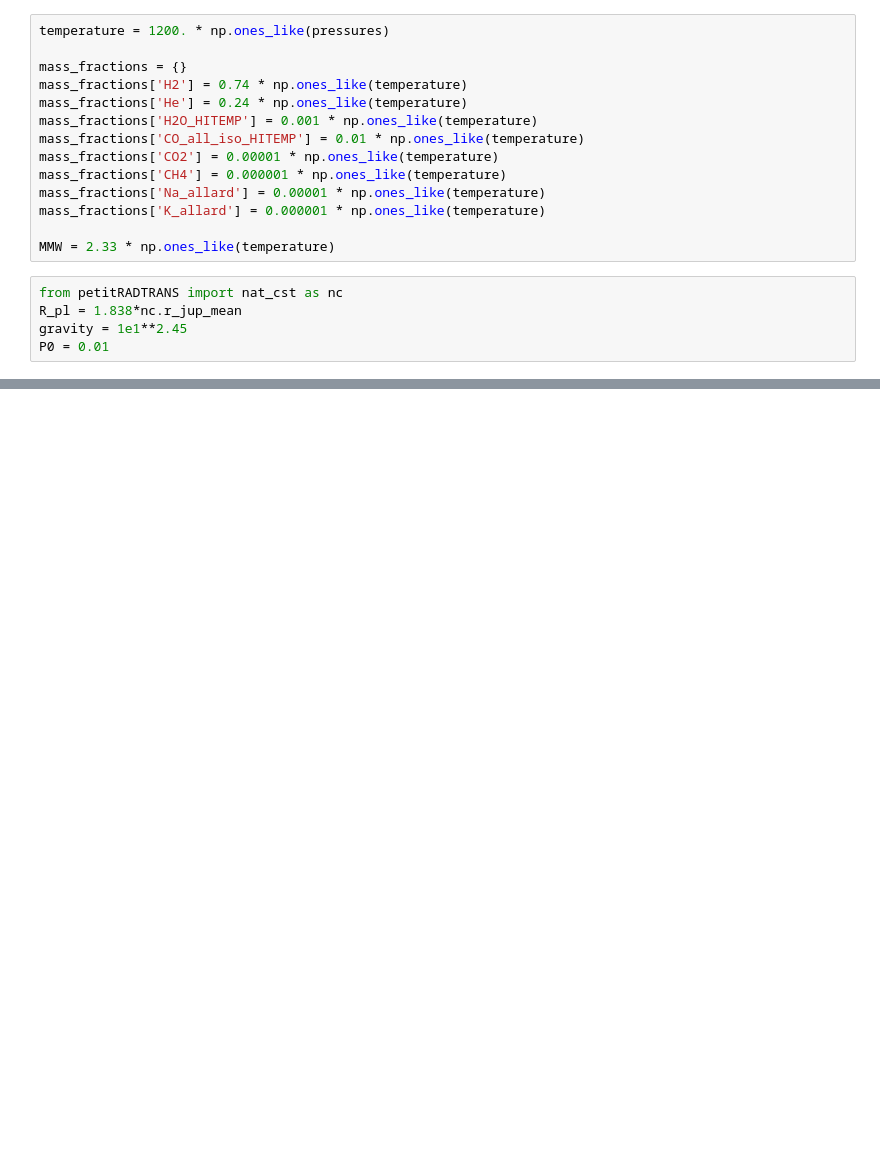
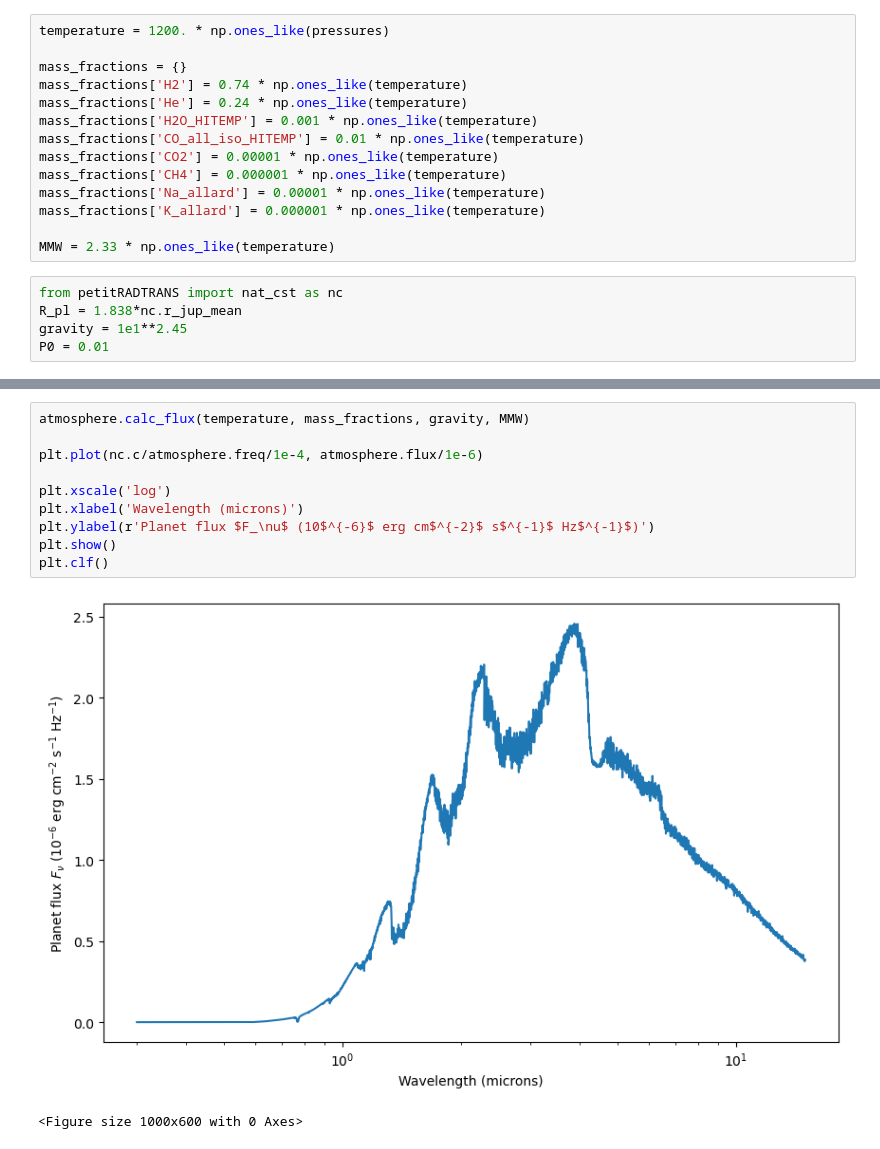
Before and after one commit to RicardoRamirezReyes/ExoPlan, a Jupyter notebook: ipython_notebook/4-Planet TS prediction/Test.ipynb, the cells around one changed output, grey strips where cells are left out. Drawn from its saved outputs; the diff is of its cells as text; blank space fills up the shorter version.

```diff
--- a/ipython_notebook/4-Planet TS prediction/Test.ipynb
+++ b/ipython_notebook/4-Planet TS prediction/Test.ipynb
@@ -53,0 +107,13 @@ ValueError: fort_input.fort_input.interpol_opa_ck: failed to create array from t
+# %%
+atmosphere.calc_flux(temperature, mass_fractions, gravity, MMW)
+
+plt.plot(nc.c/atmosphere.freq/1e-4, atmosphere.flux/1e-6)
+
+plt.xscale('log')
+plt.xlabel('Wavelength (microns)')
+plt.ylabel(r'Planet flux $F_\nu$ (10$^{-6}$ erg cm$^{-2}$ s$^{-1}$ Hz$^{-1}$)')
+plt.show()
+plt.clf()
+# %% [output]
+[figure, added]
+<Figure size 1000x600 with 0 Axes>
```
Also changed, not shown: parts of 8 cells of this notebook, 18 other files.
